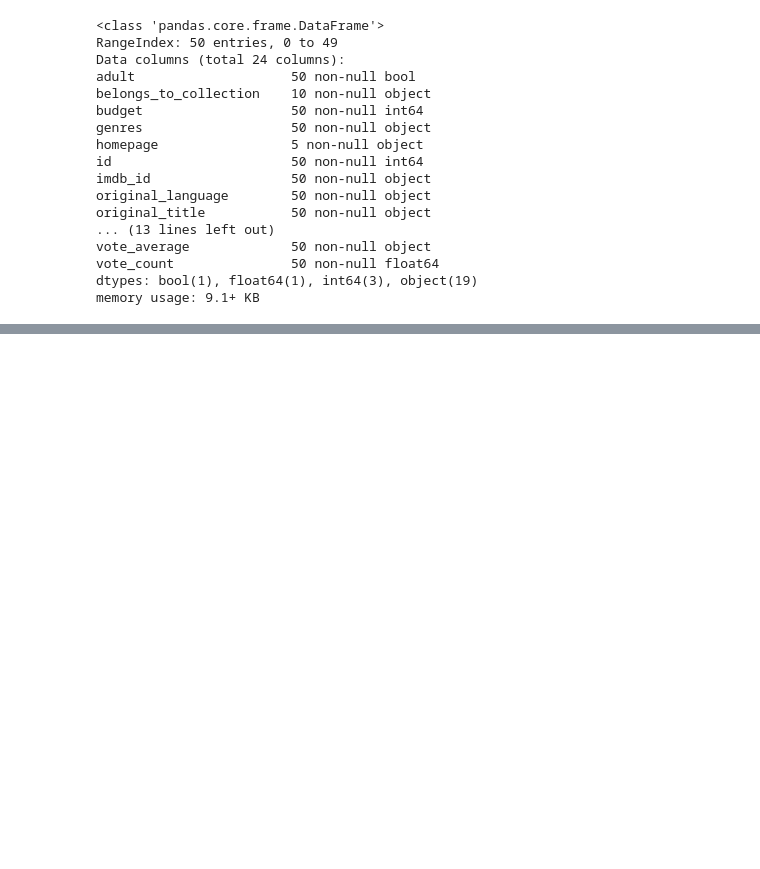
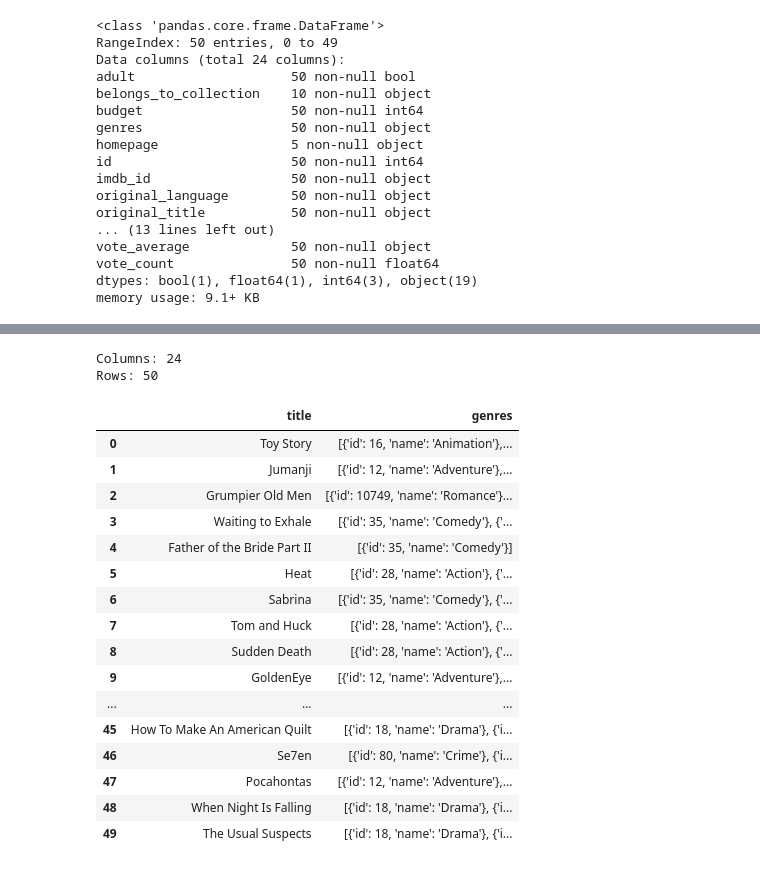
Before and after one commit to Ilvminvz/Movies_analysis, a Jupyter notebook: QTrials.ipynb, the cells around one changed output, grey strips where cells are left out. Cells and saved outputs as stored; diff of their text form; code cells hidden in the pictures; blank space fills up the shorter version.

```diff
--- a/QTrials.ipynb
+++ b/QTrials.ipynb
@@ -71,0 +82,10 @@ memory usage: 9.1+ KB
+# %%
+movies_df.shape
+
+columns = movies_df.shape[1]
+rows = movies_df.shape[0]
+print('Columns: ' + str(columns))
+print('Rows: ' + str(rows))
+# %% [output]
+Columns: 24
+Rows: 50
@@ -71,0 +94,20 @@ memory usage: 9.1+ KB
+# %%
+movies_df[['title','genres']]
+# %% [output]
+|  | title | genres |
+| 0 | Toy Story | [{'id': 16, 'name': 'Animation'},... |
+| 1 | Jumanji | [{'id': 12, 'name': 'Adventure'},... |
+| 2 | Grumpier Old Men | [{'id': 10749, 'name': 'Romance'}... |
+| 3 | Waiting to Exhale | [{'id': 35, 'name': 'Comedy'}, {'... |
+| 4 | Father of the Bride Part II | [{'id': 35, 'name': 'Comedy'}] |
+| 5 | Heat | [{'id': 28, 'name': 'Action'}, {'... |
+| 6 | Sabrina | [{'id': 35, 'name': 'Comedy'}, {'... |
+| 7 | Tom and Huck | [{'id': 28, 'name': 'Action'}, {'... |
+| 8 | Sudden Death | [{'id': 28, 'name': 'Action'}, {'... |
+| 9 | GoldenEye | [{'id': 12, 'name': 'Adventure'},... |
+| ... | ... | ... |
+| 45 | How To Make An American Quilt | [{'id': 18, 'name': 'Drama'}, {'i... |
+| 46 | Se7en | [{'id': 80, 'name': 'Crime'}, {'i... |
+| 47 | Pocahontas | [{'id': 12, 'name': 'Adventure'},... |
+| 48 | When Night Is Falling | [{'id': 18, 'name': 'Drama'}, {'i... |
+| 49 | The Usual Suspects | [{'id': 18, 'name': 'Drama'}, {'i... |
```
Also changed, not shown: parts of 16 cells of this notebook.
